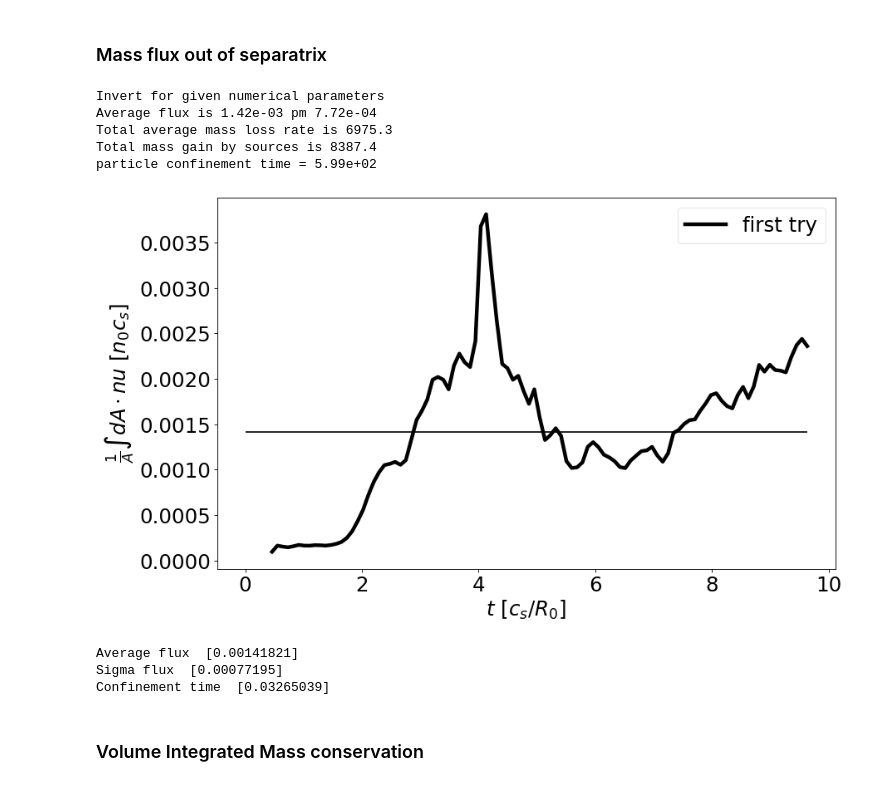
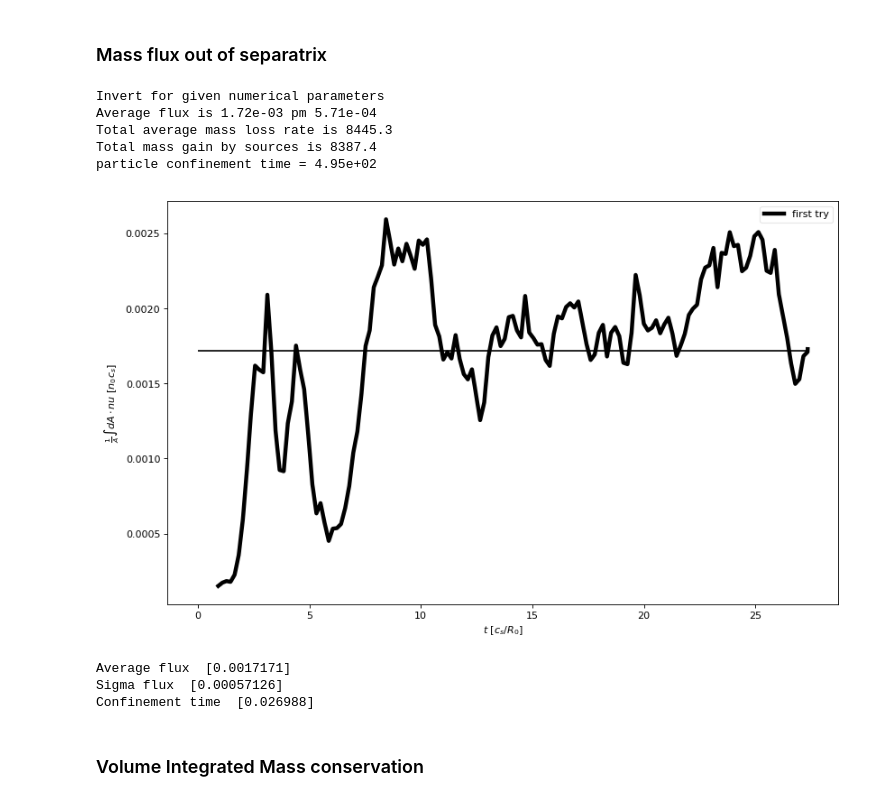
Before and after one commit to mwiesenberger/data-analysis-3d, a Jupyter notebook: Conservation.ipynb, the cells around one changed output. Drawn from its saved outputs; the diff is of its cells as text; code cells hidden in the pictures.

```diff
--- a/Conservation.ipynb
+++ b/Conservation.ipynb
@@ -23,0 +19,6 @@ The database contains 1 elements
+# %%
+content = data.table()
+print( f"The database contains {np.size(content)} simulations")
+for file in content:
+
+    print( data.outfile( file), " split into ", data.count( file), " file(s)")
@@ -29,5 +35,8 @@ with open( "config.json", 'w') as f:
         sort_keys=True, ensure_ascii=True, indent=4)
 # %%
 for file in content :
-    diag.create(file)
-    plot.create(file)
+    for i in range( 0, data.count(file)) :
+        print( "Diag ", data.outfile( file), i)
+        diag.create(file,i)
+        print( "Plot ", data.outfile( file), i)
+        plot.create(file,i)
@@ -34,3 +81,8 @@ for file in content :
+# %%
+ # Temporary easy work with only one list element
+full_content = data.table()
+content = []
+content.append( full_content[1])
 # %% [markdown]
 ### Mass flux out of separatrix
 # %%
@@ -46,17 +98,24 @@ fig,ax=plt.subplots(1,1,figsize=(2*6,2*3.7),dpi= 80, facecolor='w', edgecolor='k
 for file in content :
 
     #dd = Dataset( data.outfile(file), 'r')
-    da = Dataset( diag.outfile(file), "r")
+    #da = Dataset( diag.outfile(file), "r")
+    da, filter = create_merged_dataset( diag, file)
+    da0 = Dataset( diag.outfile( file, 0), 'r')
     #pl = nc.Dataset( plot.outfile(file), "r")
 
     #print( dset)
     pp = json.loads( da.inputfile )
-    time = da['time'][:]
+    time = np.asarray(da['time'][filter])
+    #print( time)
     timett = np.append(2*time[len(time)-1] -time[len(time)-2], time ) # extrapolate
     deltat = np.diff(timett)
-    rho = da['rho'][:]
-    area = da['psi_area'][:]
-    volume = da['psi_vol'][:]
+    rho = da0['rho'][:]
+    rho_t = da0['rho_t'][:]
+    rho_p = da0['rho_p'][:]
+    lcfs = np.argmax( rho_t[np.where( rho_t < 1)])
+    idx = lcfs
+    area = da0['psi_area'][:]
+    volume = da0['psi_vol'][:]
 
     num = {"R_0" : pp["magnetic_field"]['params']["R_0"], **pp["physical"]}
     fp.numerical2physical( num, pp['physical'])
@@ -65,56 +124,56 @@ for file in content :
     timescale = 1/num['R_0'] # R_0 / c_s
     fluxscale = fp.c_s(**pp['physical'])*pp['physical']['n_0']
 
-    mass =da['electrons_ifs_lcfs'][:]
+    mass =np.asarray(da['electrons_ifs_lcfs'][filter])
     average_mass = np.mean(mass)
     masstt=np.append(np.zeros(1),mass, axis=0)
     deltamass = np.diff(masstt)/deltat
 
     # jvne= dset.variables['jvneE_tt_fsa'][:,:]
-    jvne=da['jvneC_tt_ifs_lcfs'][:]/deltat
-    jvne+=da['jvneE_tt_ifs_lcfs'][:]/deltat
-    jvne+=da['jvneA_tt_ifs_lcfs'][:]/deltat
-    divjvne = da["divjnepar_tt_ifs_lcfs"][:]/deltat
-    average_jvne = jvne[min_idx:].mean() # don't keep initial phase in statistics
+    jvne=np.asarray(da['jvneC_tt_ifs_lcfs'][filter])/deltat
+    jvne+=np.asarray(da['jvneE_tt_ifs_lcfs'][filter])/deltat
+    jvne+=np.asarray(da['jvneA_tt_ifs_lcfs'][filter])/deltat
+    divjvne = np.asarray(da["divjnepar_tt_ifs_lcfs"][filter])/deltat
+    average_jvne = np.mean(jvne[min_idx:]) # don't keep initial phase in statistics
     sigma_jvne = jvne[min_idx:].std()
-    source = da["sne_tt_ifs_lcfs"][:]/deltat
+    source = np.asarray(da["sne_tt_ifs_lcfs"][filter])/deltat
     average_source = source[min_idx:].mean()
-    print( f"Average flux is { average_jvne/area[167]:1.2e} pm {sigma_jvne/area[167]:1.2e}")
+
+    print( f"Average flux is { average_jvne/area[idx]:1.2e} pm {sigma_jvne/area[idx]:1.2e}")
     print( f"Total average mass loss rate is {average_jvne:6.1f}")
     print( f"Total mass gain by sources is {average_source:6.1f}" )
-    average_flux = np.append( average_jvne/area[167], average_flux )
-    sigma_flux = np.append( sigma_jvne/area[167], sigma_flux )
+    average_flux = np.append( average_jvne/area[idx], average_flux )
+    sigma_flux = np.append( sigma_jvne/area[idx], sigma_flux )
     print( f"particle confinement time = {average_mass/average_jvne*timescale:1.2e}")
     confinement_time = np.append( average_mass/average_jvne*1e-7, confinement_time )
     tau = mass/jvne
-    lcfs = np.argmax( rho_t[np.where( rho_t < 1)])
-    idx = lcfs
+
     plt.plot(time[min_idx:]*timescale,jvne[min_idx:]/area[idx], color='k',
              marker='',ls='-', lw=4,markeredgecolor='k', markersize=8, label='first try')
     plt.hlines(average_jvne/area[idx], time[0]*timescale, time[len(time)-1]*timescale, color='k')
 
     handles, labels = plt.gca().get_legend_handles_labels()
     plt.legend(handles, labels, loc='upper right',numpoints=1,ncol=2,
                    fontsize='medium',framealpha=0.5)
     da.close()
 
 plt.xlabel(r"$t\ [c_s/R_0]$")
 plt.ylabel(r"$\frac{1}{A}\int dA \cdot nu\ [n_0c_s]$")
 
 plt.show(   )
 print( "Average flux ", average_flux)
 print( "Sigma flux ", sigma_flux)
 print( "Confinement time ", confinement_time)
 # %% [output]
 Invert for given numerical parameters
-Average flux is 1.42e-03 pm 7.72e-04
-Total average mass loss rate is 6975.3
+Average flux is 1.72e-03 pm 5.71e-04
+Total average mass loss rate is 8445.3
 Total mass gain by sources is 8387.4
-particle confinement time = 5.99e+02
+particle confinement time = 4.95e+02
-[figure, old version]
+[figure, new version]
-Average flux  [0.00141821]
-Sigma flux  [0.00077195]
-Confinement time  [0.03265039]
+Average flux  [0.0017171]
+Sigma flux  [0.00057126]
+Confinement time  [0.026988]
 # %% [markdown]
 ### Volume Integrated Mass conservation
 # %%
```
Also changed, not shown: parts of 10 cells of this notebook.
